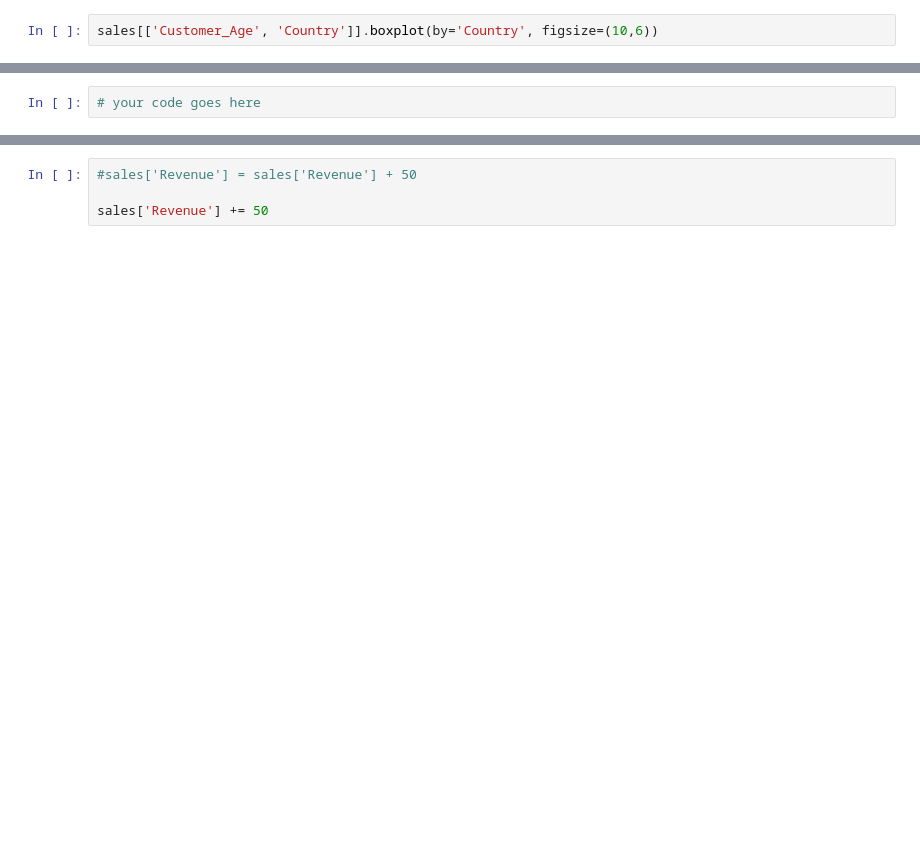
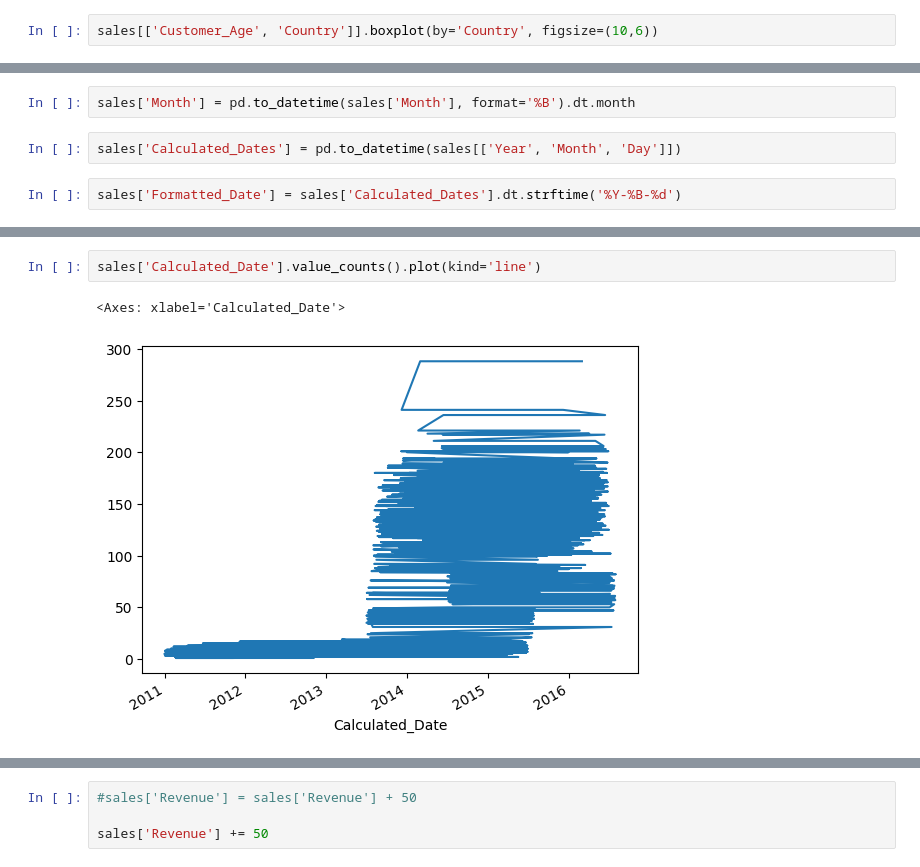
Before and after one commit to RIN666/DT, a Jupyter notebook: Exercises_1.ipynb, the cells around one changed output, grey strips where cells are left out. Saved outputs shown, nothing was run; the diff lists cells and outputs as text; blank space fills up the shorter version.

```diff
--- a/Exercises_1.ipynb
+++ b/Exercises_1.ipynb
@@ -389,0 +406,6 @@ KeyError: "None of [Index(['year', 'month', 'day'], dtype='object')] are in the
+# %%
+sales['Month'] = pd.to_datetime(sales['Month'], format='%B').dt.month
+# %%
+sales['Calculated_Dates'] = pd.to_datetime(sales[['Year', 'Month', 'Day']])
+# %%
+sales['Formatted_Date'] = sales['Calculated_Dates'].dt.strftime('%Y-%B-%d')
@@ -407,7 +473,10 @@ sales['Calculated_Date'].head()
 ### How did sales evolve through the years?
 
 Show a <b>line plot</b> using `Calculated_Date` column as the x-axis and the count of sales as the y-axis.
-# %%
-# your code goes here
+# %%
+sales['Calculated_Date'].value_counts().plot(kind='line')
+# %% [output]
+<Axes: xlabel='Calculated_Date'>
+[figure, added]
 # %%
 sales['Calculated_Date'].value_counts().plot(kind='line', figsize=(14,6))
```
Also changed, not shown: parts of 23 cells of this notebook.
